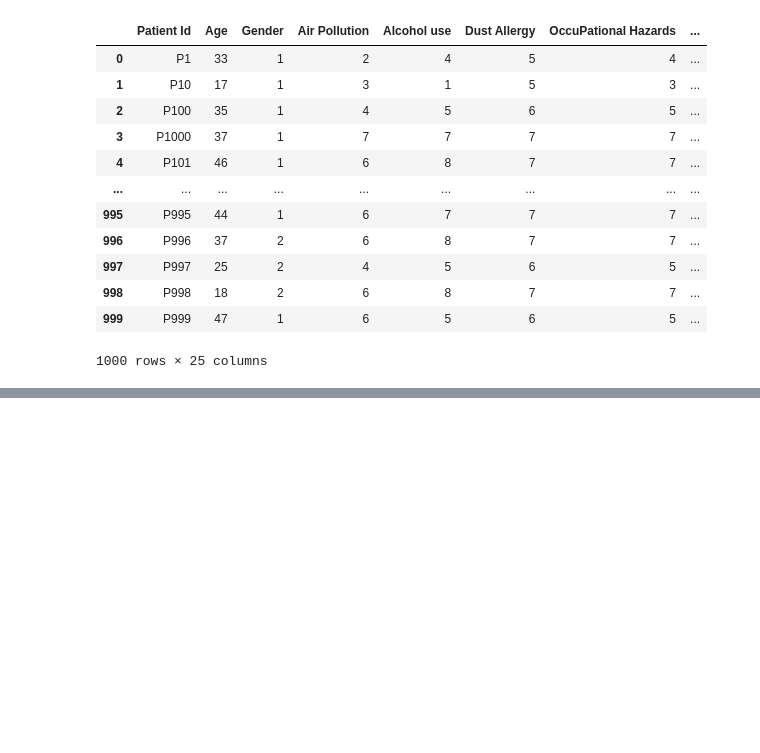
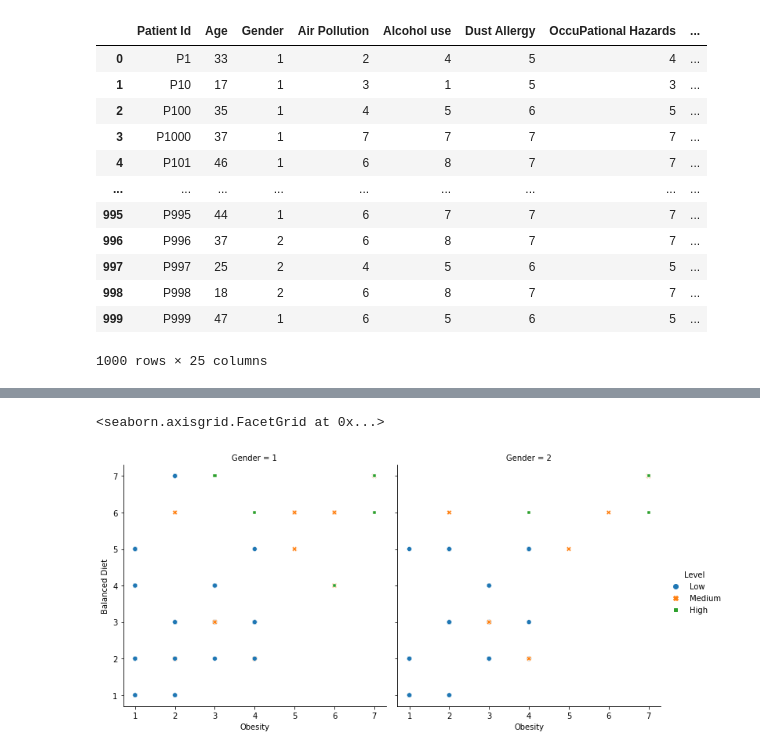
Before and after one commit to hedeencharles/ML_final_project, a Jupyter notebook: Jupyter Notebooks/data_exploration.ipynb, the cells around one changed output, grey strips where cells are left out. Drawn from its saved outputs; the diff is of its cells as text; code cells hidden in the pictures; blank space fills up the shorter version.

```diff
--- a/Jupyter Notebooks/data_exploration.ipynb
+++ b/Jupyter Notebooks/data_exploration.ipynb
@@ -25,0 +79,8 @@ dataset
+# %%
+sns.relplot(
+    data=dataset,
+    x="Obesity", y="Balanced Diet", col="Gender",
+    hue="Level", style="Level")#, size="size",)
+# %% [output]
+<seaborn.axisgrid.FacetGrid at 0x...>
+[figure, added]
```
Also changed, not shown: parts of 12 cells of this notebook.
